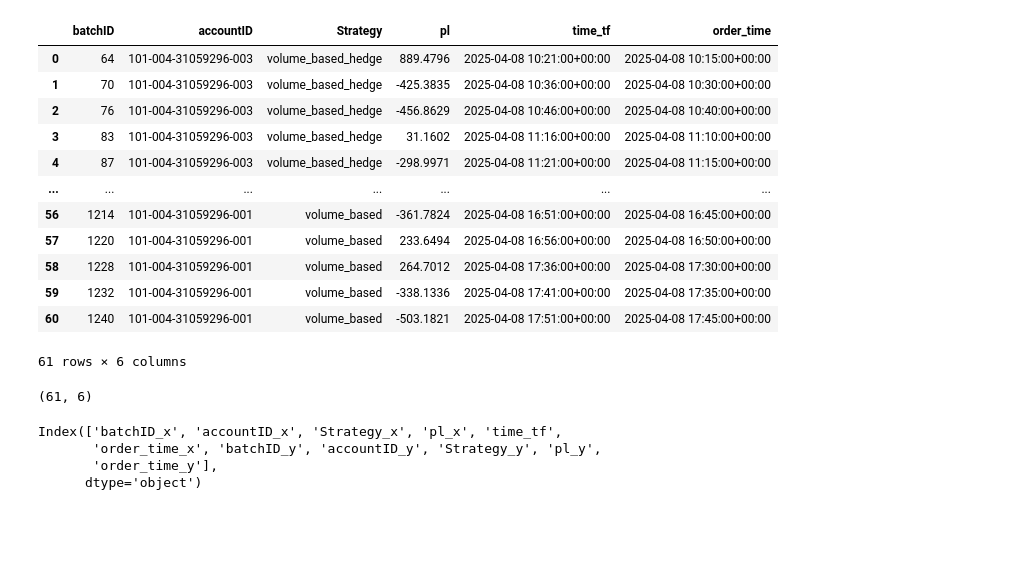
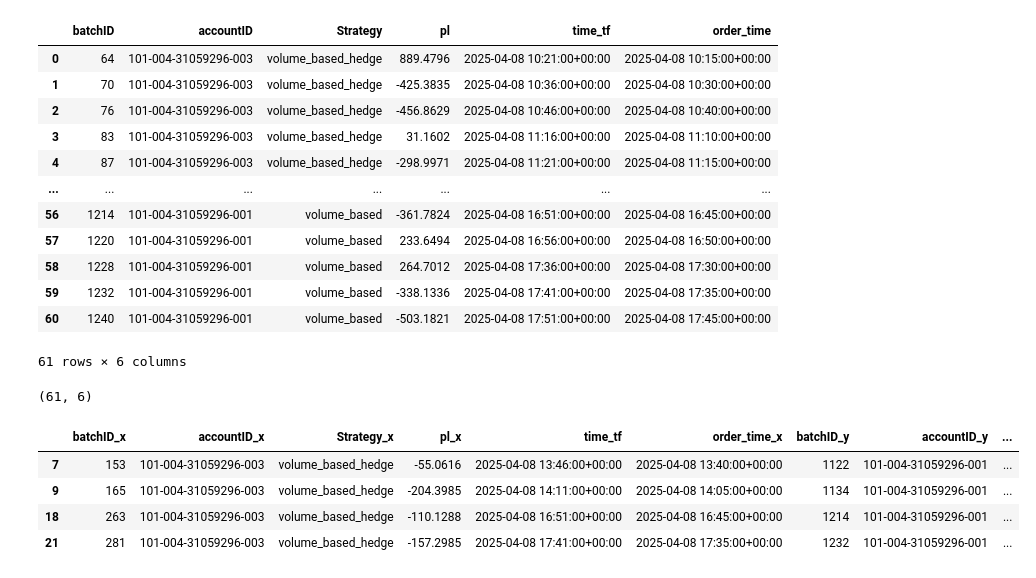
Before and after one commit to vgupta2710/Equity-Plans, a Jupyter notebook: deepnote/Data_Importer/3. Forex PnL.ipynb, the cells around one changed output. Drawn from its saved outputs; the diff is of its cells as text; code cells hidden in the pictures; blank space fills up the shorter version.

```diff
--- a/deepnote/Data_Importer/3. Forex PnL.ipynb
+++ b/deepnote/Data_Importer/3. Forex PnL.ipynb
@@ -74,12 +74,15 @@ trans_orders.shape
 # %% [output]
 (61, 6)
 # %%
-pd.merge(
+strategy_agg=pd.merge(
     trans_orders[trans_orders['accountID']=='101-004-31059296-003'],
     trans_orders[trans_orders['accountID']=='101-004-31059296-001'],
-    on = 'time_tf').columns
+    on = 'time_tf')
-# %% [output]
-Index(['batchID_x', 'accountID_x', 'Strategy_x', 'pl_x', 'time_tf',
-       'order_time_x', 'batchID_y', 'accountID_y', 'Strategy_y', 'pl_y',
-       'order_time_y'],
-      dtype='object')
+# %%
+strategy_agg[(strategy_agg['pl_x']< -0) & (strategy_agg['pl_y']< -0)]
+# %% [output]
+|  | batchID_x | accountID_x | Strategy_x | pl_x | time_tf | order_time_x | batchID_y | accountID_y | ... |
+| 7 | 153 | 101-004-31059296-003 | volume_based_hedge | -55.0616 | 2025-04-08 13:46:00+00:00 | 2025-04-08 13:40:00+00:00 | 1122 | 101-004-31059296-001 | ... |
+| 9 | 165 | 101-004-31059296-003 | volume_based_hedge | -204.3985 | 2025-04-08 14:11:00+00:00 | 2025-04-08 14:05:00+00:00 | 1134 | 101-004-31059296-001 | ... |
+| 18 | 263 | 101-004-31059296-003 | volume_based_hedge | -110.1288 | 2025-04-08 16:51:00+00:00 | 2025-04-08 16:45:00+00:00 | 1214 | 101-004-31059296-001 | ... |
+| 21 | 281 | 101-004-31059296-003 | volume_based_hedge | -157.2985 | 2025-04-08 17:41:00+00:00 | 2025-04-08 17:35:00+00:00 | 1232 | 101-004-31059296-001 | ... |
```
Also changed, not shown: parts of 3 cells of this notebook, 1 other file.
